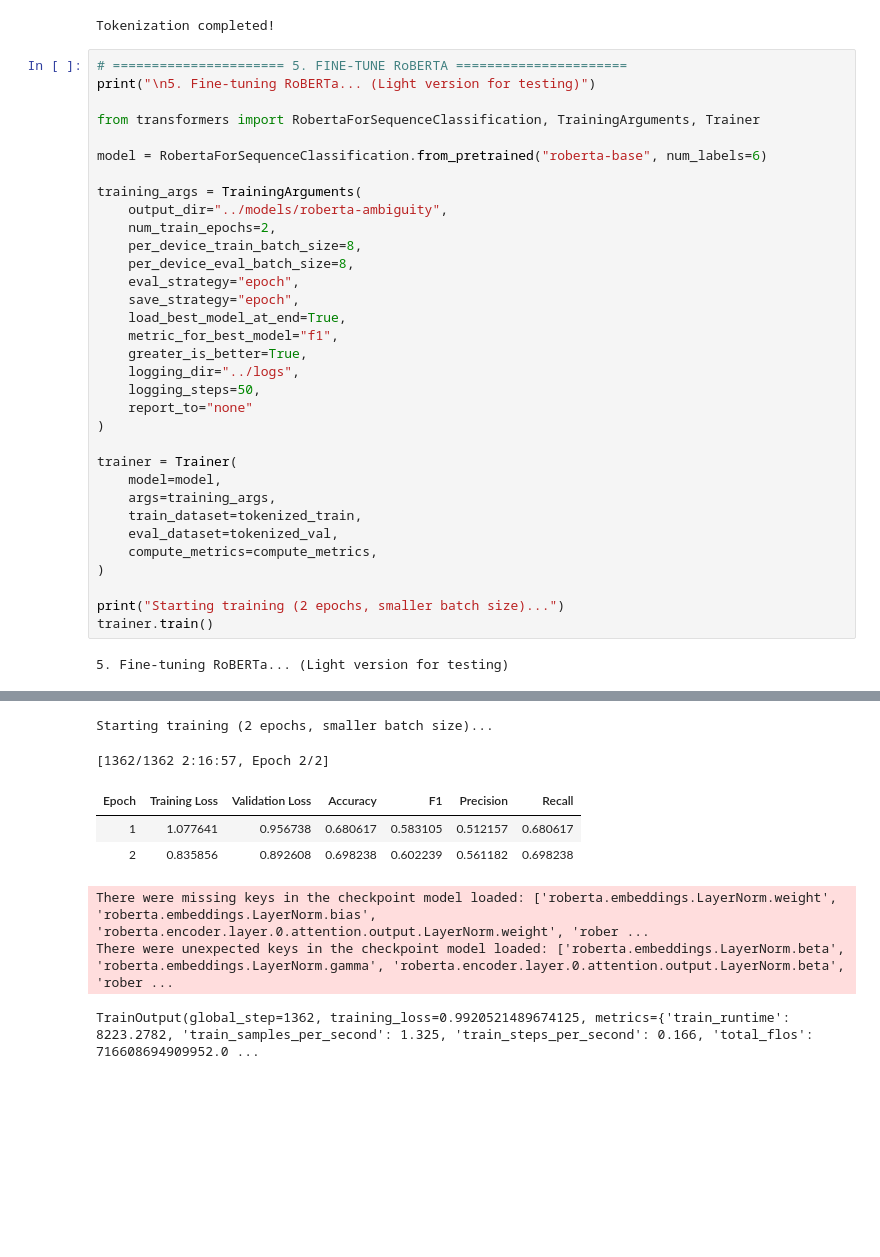
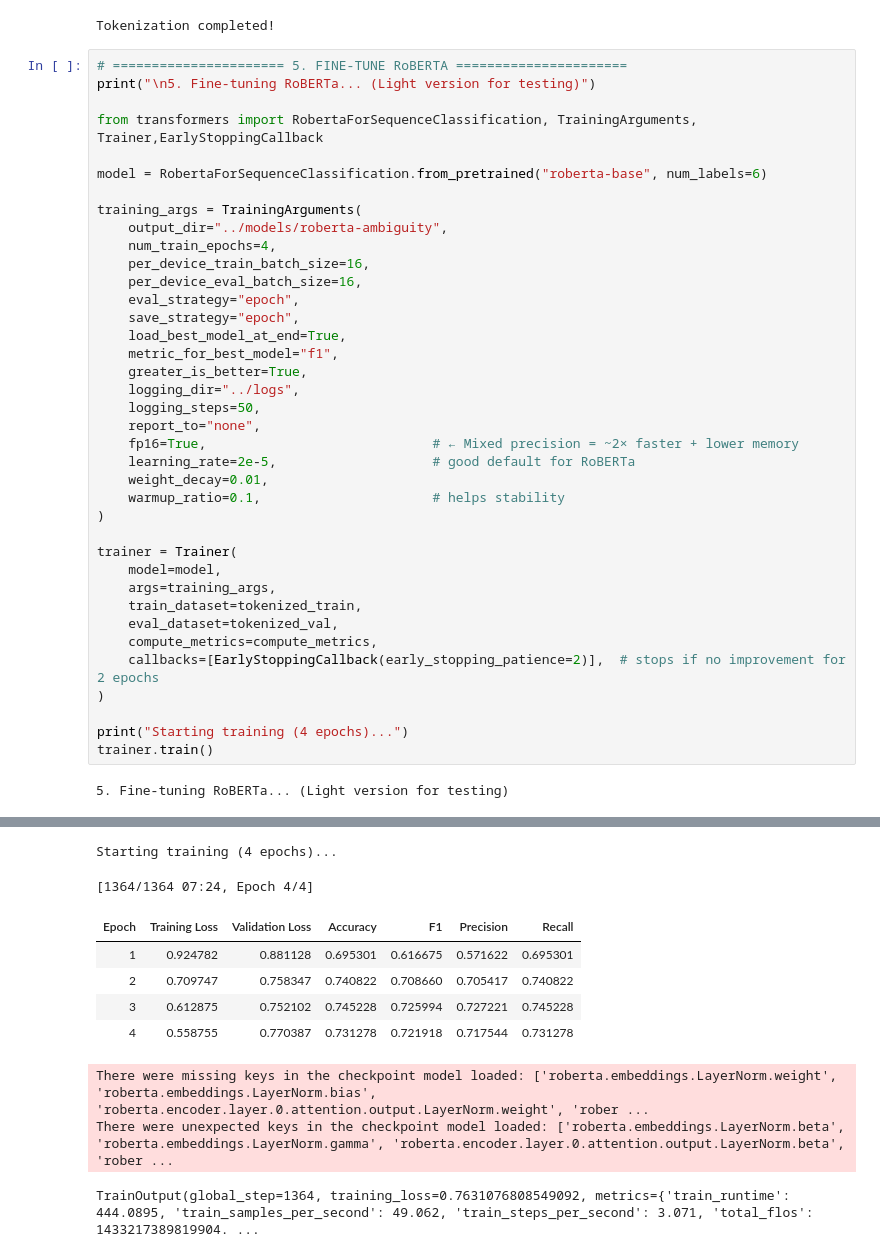
Before and after one commit to aashwathyadav05/Ambiguity-Detection-for-SRS-documents, a Jupyter notebook: notebooks/01_exploration_and_training.ipynb, the cells around one changed output, grey strips where cells are left out. Cells and saved outputs as stored; diff of their text form; blank space fills up the shorter version.

```diff
--- a/notebooks/01_exploration_and_training.ipynb
+++ b/notebooks/01_exploration_and_training.ipynb
@@ -212,15 +227,15 @@ Tokenization completed!
 # ====================== 5. FINE-TUNE RoBERTA ======================
 print("\n5. Fine-tuning RoBERTa... (Light version for testing)")
 
-from transformers import RobertaForSequenceClassification, TrainingArguments, Trainer
+from transformers import RobertaForSequenceClassification, TrainingArguments, Trainer,EarlyStoppingCallback
 
 model = RobertaForSequenceClassification.from_pretrained("roberta-base", num_labels=6)
 
 training_args = TrainingArguments(
     output_dir="../models/roberta-ambiguity",
-    num_train_epochs=2,
-    per_device_train_batch_size=8,
-    per_device_eval_batch_size=8,
+    num_train_epochs=4,
+    per_device_train_batch_size=16,
+    per_device_eval_batch_size=16,
     eval_strategy="epoch",
     save_strategy="epoch",
     load_best_model_at_end=True,
@@ -228,7 +243,11 @@ training_args = TrainingArguments(
     greater_is_better=True,
     logging_dir="../logs",
     logging_steps=50,
-    report_to="none"
+    report_to="none",
+    fp16=True,                             # ← Mixed precision = ~2× faster + lower memory
+    learning_rate=2e-5,                    # good default for RoBERTa
+    weight_decay=0.01,
+    warmup_ratio=0.1,                      # helps stability
 )
 
 trainer = Trainer(
@@ -237,9 +256,10 @@ trainer = Trainer(
     train_dataset=tokenized_train,
     eval_dataset=tokenized_val,
     compute_metrics=compute_metrics,
+    callbacks=[EarlyStoppingCallback(early_stopping_patience=2)],  # stops if no improvement for 2 epochs
 )
 
-print("Starting training (2 epochs, smaller batch size)...")
+print("Starting training (4 epochs)...")
 trainer.train()
 # %% [output]
 5. Fine-tuning RoBERTa... (Light version for testing)
@@ -263,12 +284,14 @@ Notes:
 `logging_dir` is deprecated and will be removed in v5.2. Please set `TENSORBOARD_LOGGING_DIR` instead.
-Starting training (2 epochs, smaller batch size)...
+Starting training (4 epochs)...
-[1362/1362 2:16:57, Epoch 2/2]
+[1364/1364 07:24, Epoch 4/4]
 | Epoch | Training Loss | Validation Loss | Accuracy | F1 | Precision | Recall |
-| 1 | 1.077641 | 0.956738 | 0.680617 | 0.583105 | 0.512157 | 0.680617 |
-| 2 | 0.835856 | 0.892608 | 0.698238 | 0.602239 | 0.561182 | 0.698238 |
+| 1 | 0.924782 | 0.881128 | 0.695301 | 0.616675 | 0.571622 | 0.695301 |
+| 2 | 0.709747 | 0.758347 | 0.740822 | 0.708660 | 0.705417 | 0.740822 |
+| 3 | 0.612875 | 0.752102 | 0.745228 | 0.725994 | 0.727221 | 0.745228 |
+| 4 | 0.558755 | 0.770387 | 0.731278 | 0.721918 | 0.717544 | 0.731278 |
 There were missing keys in the checkpoint model loaded: ['roberta.embeddings.LayerNorm.weight', 'roberta.embeddings.LayerNorm.bias', 'roberta.encoder.layer.0.attention.output.LayerNorm.weight', 'rober ...
 There were unexpected keys in the checkpoint model loaded: ['roberta.embeddings.LayerNorm.beta', 'roberta.embeddings.LayerNorm.gamma', 'roberta.encoder.layer.0.attention.output.LayerNorm.beta', 'rober ...
-TrainOutput(global_step=1362, training_loss=0.9920521489674125, metrics={'train_runtime': 8223.2782, 'train_samples_per_second': 1.325, 'train_steps_per_second': 0.166, 'total_flos': 716608694909952.0 ...
+TrainOutput(global_step=1364, training_loss=0.7631076808549092, metrics={'train_runtime': 444.0895, 'train_samples_per_second': 49.062, 'train_steps_per_second': 3.071, 'total_flos': 1433217389819904. ...
 # %%
 # ====================== 6. EVALUATE AND SAVE MODEL ======================
 print("\n6. Final Evaluation & Save Model...")
```
Also changed, not shown: parts of 5 cells of this notebook.
